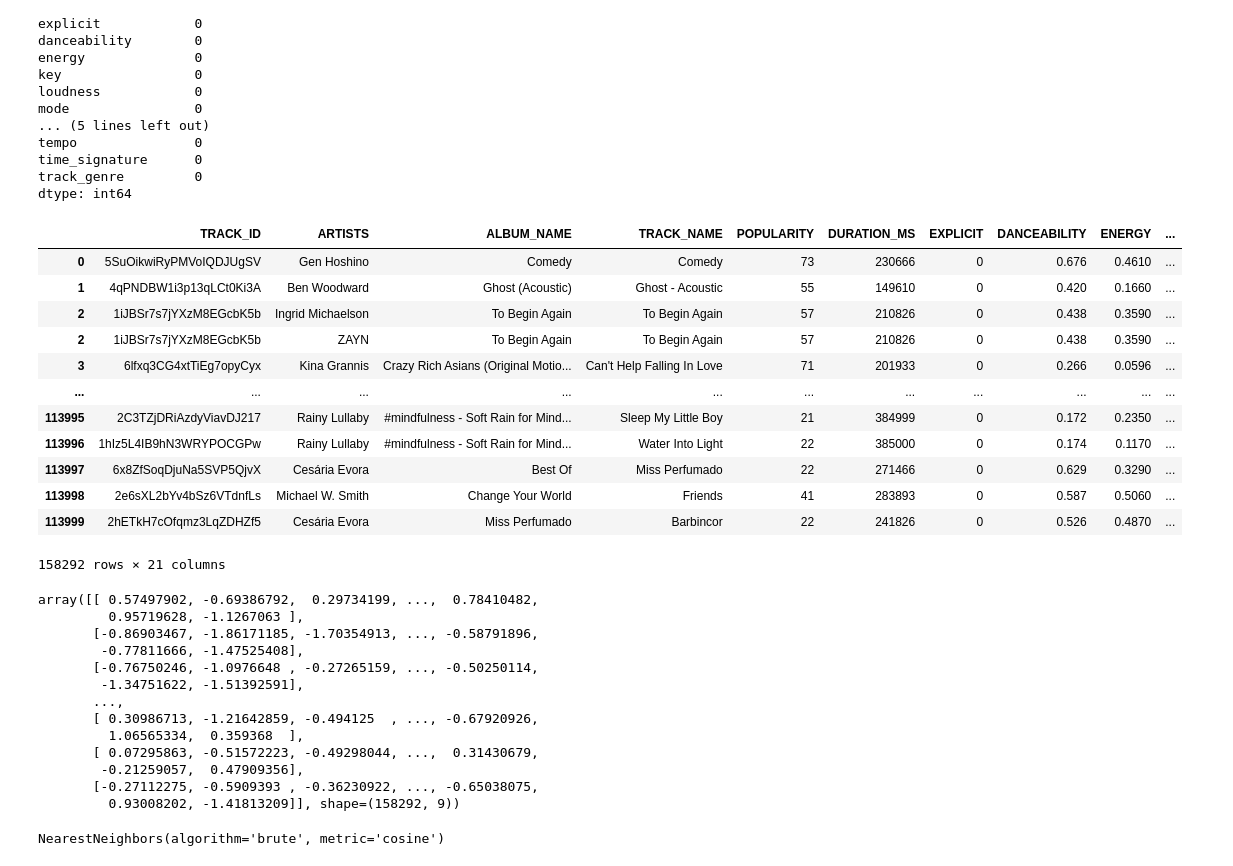
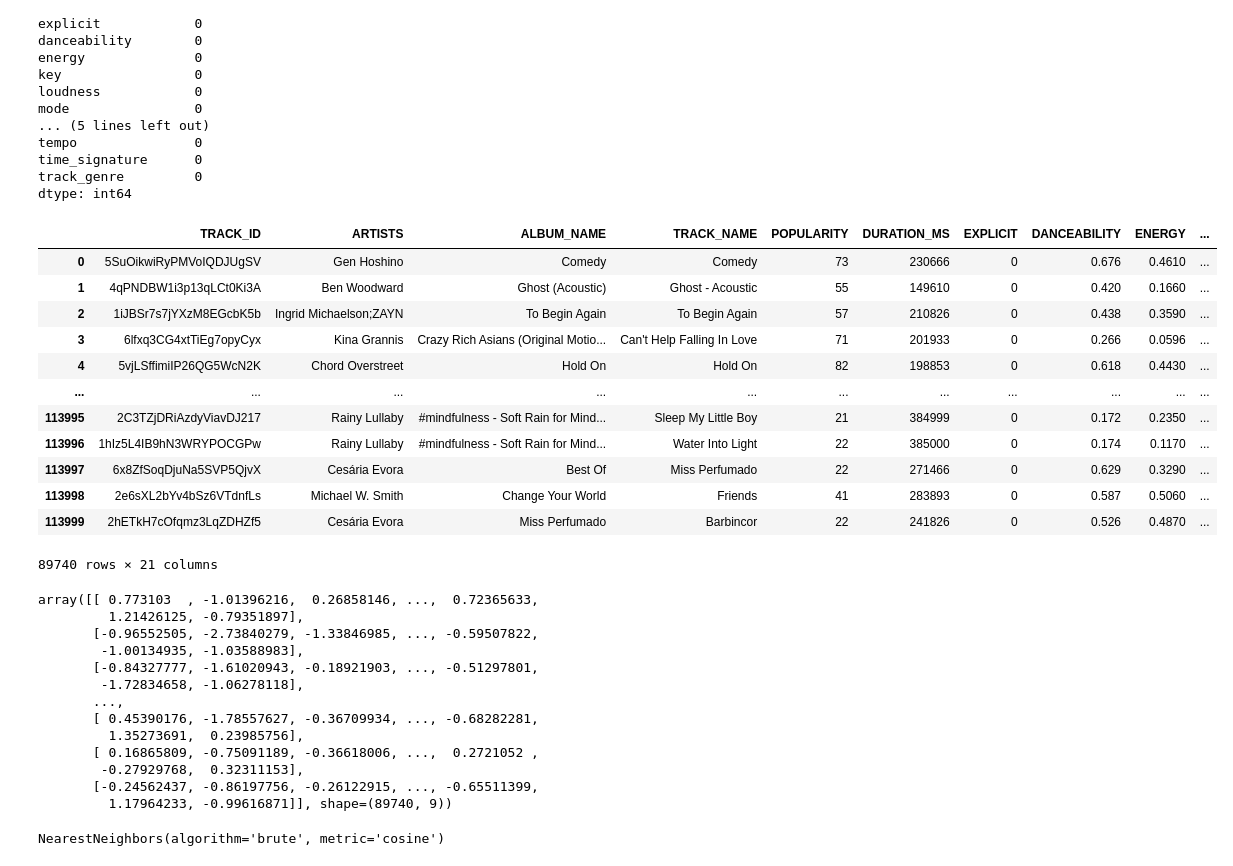
Before and after one commit to SherlByom/Spotify-Music-Recommendation-System, a Jupyter notebook: Notebooks/data_processing.ipynb, the cells around one changed output. Drawn from its saved outputs; the diff is of its cells as text; code cells hidden in the pictures.

```diff
--- a/Notebooks/data_processing.ipynb
+++ b/Notebooks/data_processing.ipynb
@@ -63,25 +63,24 @@ track_genre         0
 dtype: int64
 # %%
 df.columns = df.columns.str.upper()
-df['ARTISTS'] = df['ARTISTS'].str.split(';')
-df = df.explode('ARTISTS')
 df['EXPLICIT'] = df['EXPLICIT'].astype(int)  # True/False -> 1/0
-df['DURATION_MIN'] = df['DURATION_MS'] / 6000
+df['DURATION_MIN'] = df['DURATION_MS'] / 60000
+df.drop_duplicates(subset=['TRACK_ID'], inplace=True)
 df
 # %% [output]
 |  | TRACK_ID | ARTISTS | ALBUM_NAME | TRACK_NAME | POPULARITY | DURATION_MS | EXPLICIT | DANCEABILITY | ENERGY | ... |
 | 0 | 5SuOikwiRyPMVoIQDJUgSV | Gen Hoshino | Comedy | Comedy | 73 | 230666 | 0 | 0.676 | 0.4610 | ... |
 | 1 | 4qPNDBW1i3p13qLCt0Ki3A | Ben Woodward | Ghost (Acoustic) | Ghost - Acoustic | 55 | 149610 | 0 | 0.420 | 0.1660 | ... |
-| 2 | 1iJBSr7s7jYXzM8EGcbK5b | Ingrid Michaelson | To Begin Again | To Begin Again | 57 | 210826 | 0 | 0.438 | 0.3590 | ... |
-| 2 | 1iJBSr7s7jYXzM8EGcbK5b | ZAYN | To Begin Again | To Begin Again | 57 | 210826 | 0 | 0.438 | 0.3590 | ... |
+| 2 | 1iJBSr7s7jYXzM8EGcbK5b | Ingrid Michaelson;ZAYN | To Begin Again | To Begin Again | 57 | 210826 | 0 | 0.438 | 0.3590 | ... |
 | 3 | 6lfxq3CG4xtTiEg7opyCyx | Kina Grannis | Crazy Rich Asians (Original Motio... | Can't Help Falling In Love | 71 | 201933 | 0 | 0.266 | 0.0596 | ... |
+| 4 | 5vjLSffimiIP26QG5WcN2K | Chord Overstreet | Hold On | Hold On | 82 | 198853 | 0 | 0.618 | 0.4430 | ... |
 | ... | ... | ... | ... | ... | ... | ... | ... | ... | ... | ... |
 | 113995 | 2C3TZjDRiAzdyViavDJ217 | Rainy Lullaby | #mindfulness - Soft Rain for Mind... | Sleep My Little Boy | 21 | 384999 | 0 | 0.172 | 0.2350 | ... |
 | 113996 | 1hIz5L4IB9hN3WRYPOCGPw | Rainy Lullaby | #mindfulness - Soft Rain for Mind... | Water Into Light | 22 | 385000 | 0 | 0.174 | 0.1170 | ... |
 | 113997 | 6x8ZfSoqDjuNa5SVP5QjvX | Cesária Evora | Best Of | Miss Perfumado | 22 | 271466 | 0 | 0.629 | 0.3290 | ... |
 | 113998 | 2e6sXL2bYv4bSz6VTdnfLs | Michael W. Smith | Change Your World | Friends | 41 | 283893 | 0 | 0.587 | 0.5060 | ... |
 | 113999 | 2hETkH7cOfqmz3LqZDHZf5 | Cesária Evora | Miss Perfumado | Barbincor | 22 | 241826 | 0 | 0.526 | 0.4870 | ... |
-158292 rows × 21 columns
+89740 rows × 21 columns
 # %%
 features = [
     'DANCEABILITY', 'ENERGY', 'LOUDNESS', 'SPEECHINESS',
@@ -93,21 +91,21 @@ X = df[features]
 # %%
 scaler = StandardScaler()
-scaled_features = scaler.fit_transform(X)
+scaled_features = scaler.fit_transform(df[features]) * weights
 scaled_features
 # %% [output]
-array([[ 0.57497902, -0.69386792,  0.29734199, ...,  0.78410482,
-         0.95719628, -1.1267063 ],
-       [-0.86903467, -1.86171185, -1.70354913, ..., -0.58791896,
-        -0.77811666, -1.47525408],
-       [-0.76750246, -1.0976648 , -0.27265159, ..., -0.50250114,
-        -1.34751622, -1.51392591],
+array([[ 0.773103  , -1.01396216,  0.26858146, ...,  0.72365633,
+         1.21426125, -0.79351897],
+       [-0.96552505, -2.73840279, -1.33846985, ..., -0.59507822,
+        -1.00134935, -1.03588983],
+       [-0.84327777, -1.61020943, -0.18921903, ..., -0.51297801,
+        -1.72834658, -1.06278118],
        ...,
-       [ 0.30986713, -1.21642859, -0.494125  , ..., -0.67920926,
-         1.06565334,  0.359368  ],
-       [ 0.07295863, -0.51572223, -0.49298044, ...,  0.31430679,
-        -0.21259057,  0.47909356],
-       [-0.27112275, -0.5909393 , -0.36230922, ..., -0.65038075,
-         0.93008202, -1.41813209]], shape=(158292, 9))
+       [ 0.45390176, -1.78557627, -0.36709934, ..., -0.68282281,
+         1.35273691,  0.23985756],
+       [ 0.16865809, -0.75091189, -0.36618006, ...,  0.2721052 ,
+        -0.27929768,  0.32311153],
+       [-0.24562437, -0.86197756, -0.26122915, ..., -0.65511399,
+         1.17964233, -0.99616871]], shape=(89740, 9))
 # %%
 model = NearestNeighbors(metric='cosine', algorithm='brute')
 model.fit(scaled_features)
```
Also changed, not shown: parts of 2 cells of this notebook.
